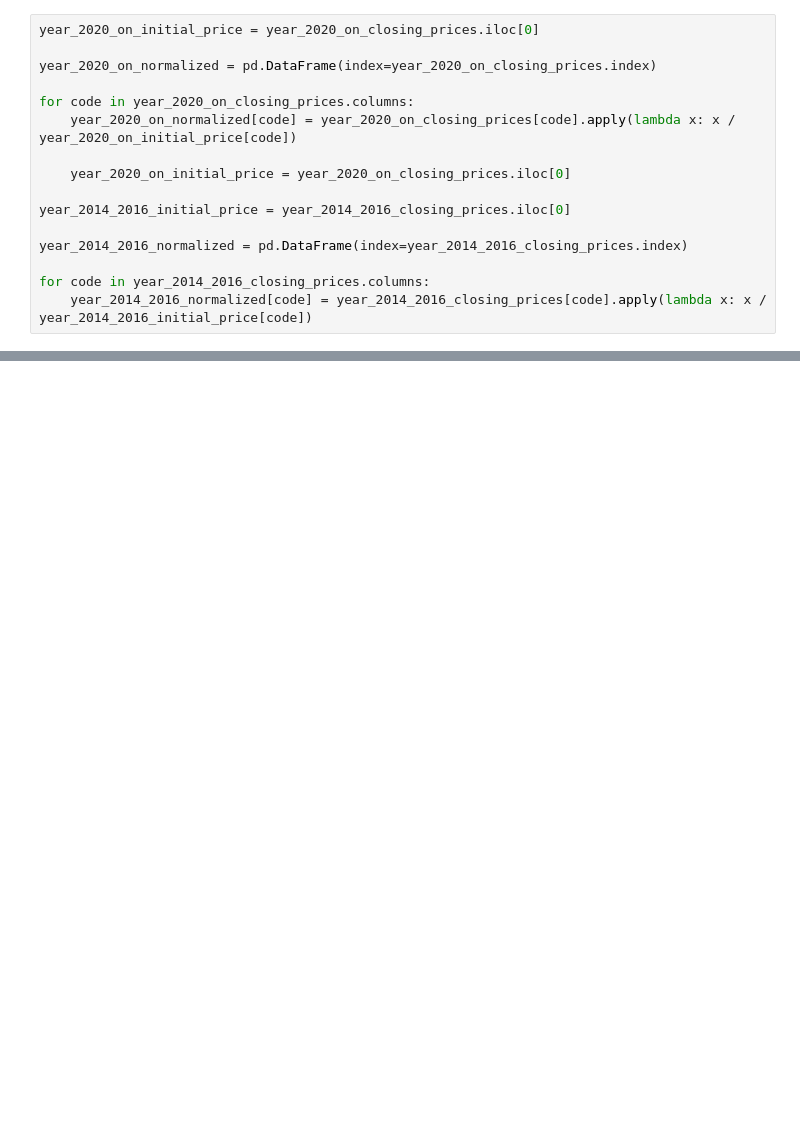
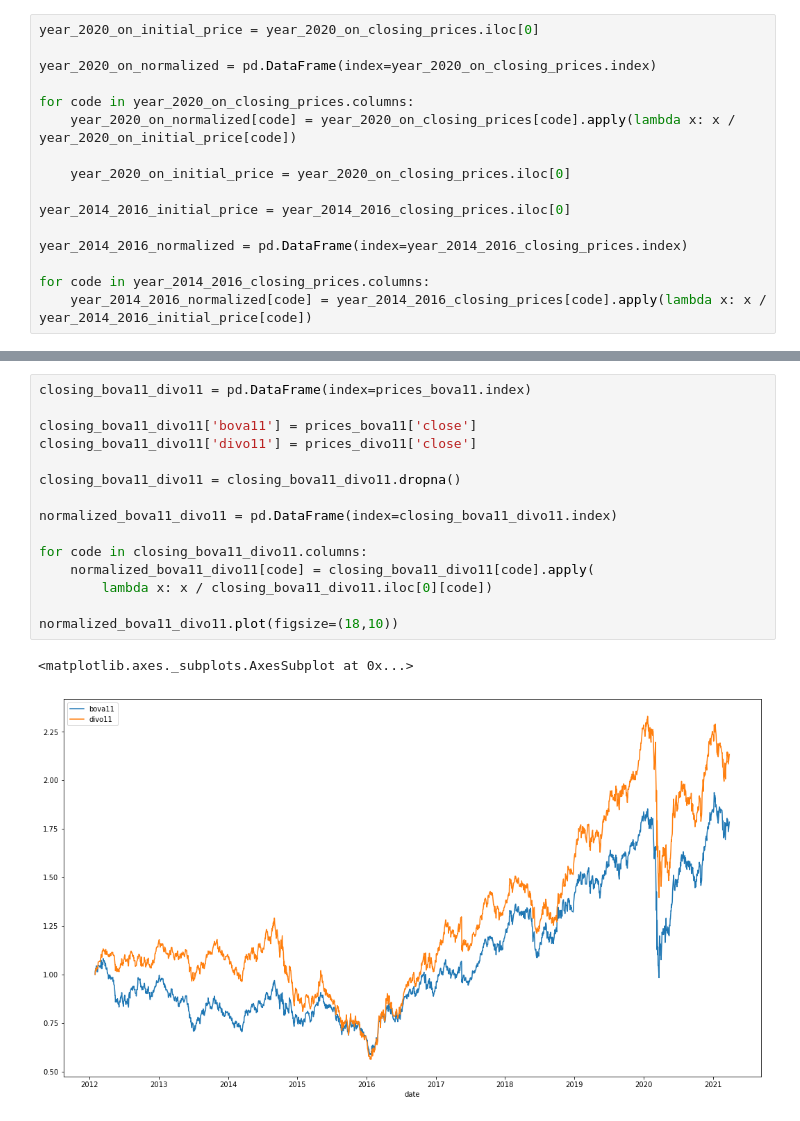
Before and after one commit to luizalbertocviana/python-financas, a Jupyter notebook: etfs.ipynb, the cells around one changed output, grey strips where cells are left out. Drawn from its saved outputs; the diff is of its cells as text; blank space fills up the shorter version.

```diff
--- a/etfs.ipynb
+++ b/etfs.ipynb
@@ -53,0 +58,18 @@ year_2020_on_normalized.plot(figsize=(18,10))
+# %%
+closing_bova11_divo11 = pd.DataFrame(index=prices_bova11.index)
+
+closing_bova11_divo11['bova11'] = prices_bova11['close']
+closing_bova11_divo11['divo11'] = prices_divo11['close']
+
+closing_bova11_divo11 = closing_bova11_divo11.dropna()
+
+normalized_bova11_divo11 = pd.DataFrame(index=closing_bova11_divo11.index)
+
+for code in closing_bova11_divo11.columns:
+    normalized_bova11_divo11[code] = closing_bova11_divo11[code].apply(
+        lambda x: x / closing_bova11_divo11.iloc[0][code])
+
+normalized_bova11_divo11.plot(figsize=(18,10))
+# %% [output]
+<matplotlib.axes._subplots.AxesSubplot at 0x...>
+[figure, added]
```
Also changed, not shown: parts of 6 cells of this notebook.
